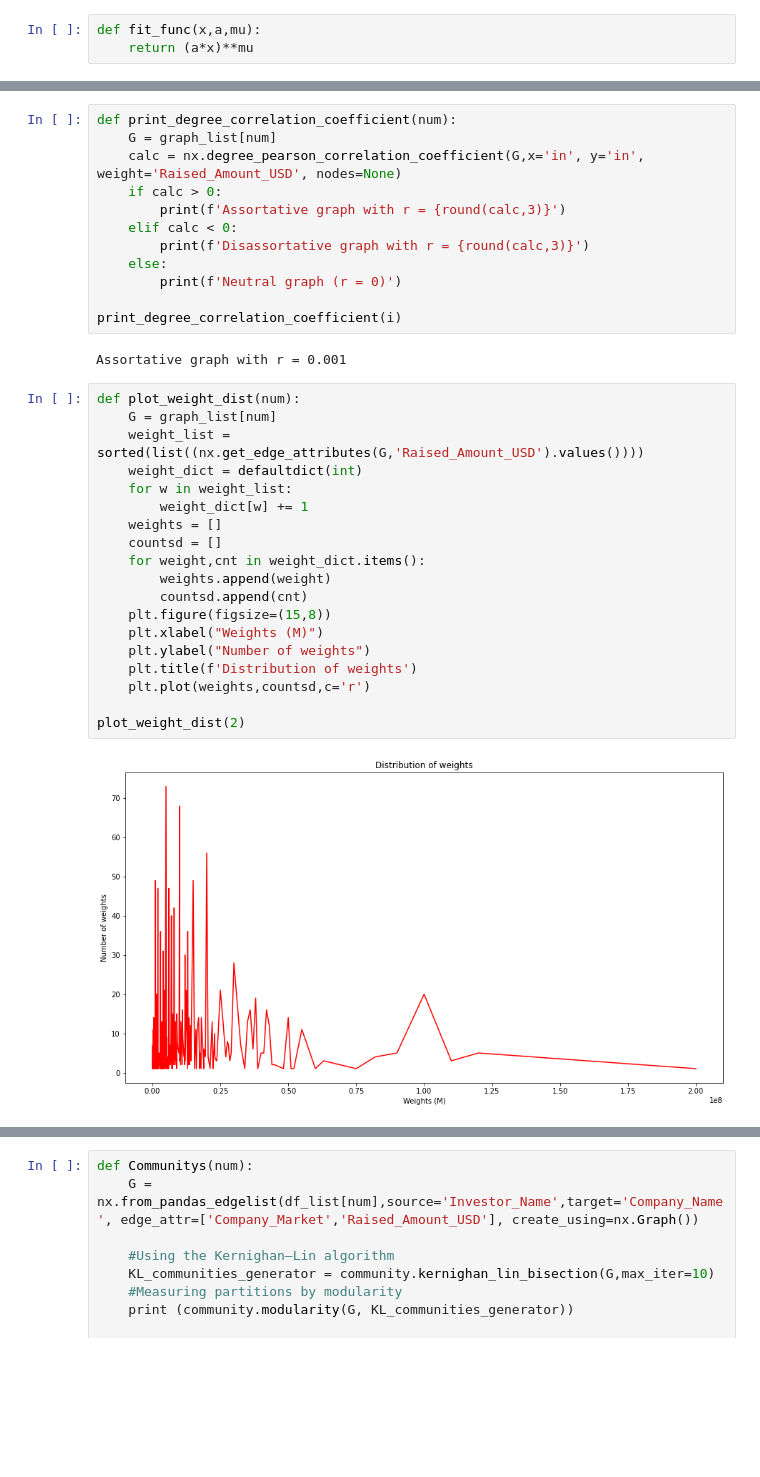
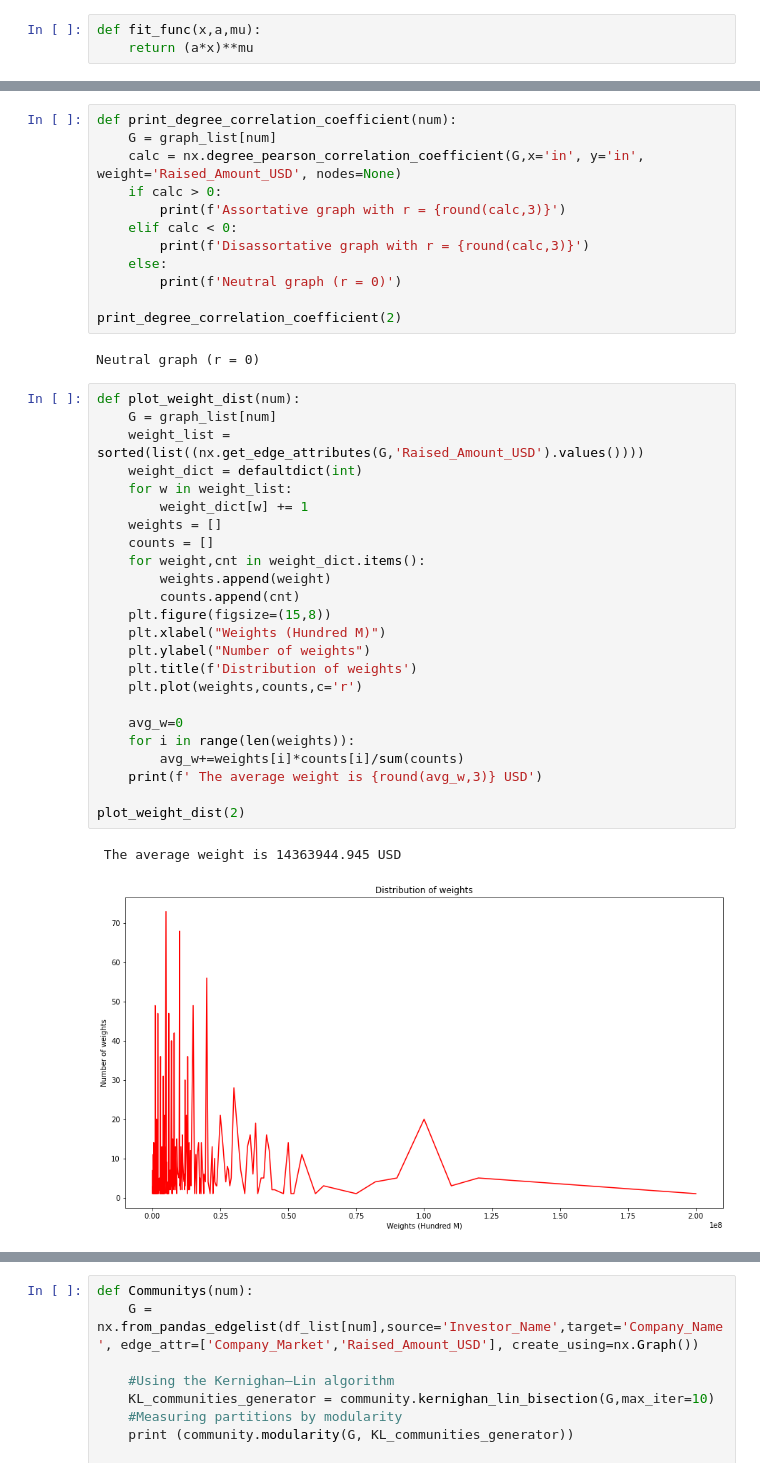
Before and after one commit to omeryefet/Complex_Networks, a Jupyter notebook: Project2022.ipynb, the cells around one changed output, grey strips where cells are left out. Drawn from its saved outputs; the diff is of its cells as text; blank space fills up the shorter version.

```diff
--- a/Project2022.ipynb
+++ b/Project2022.ipynb
@@ -544,27 +549,33 @@ def print_degree_correlation_coefficient(num):
     else:
         print(f'Neutral graph (r = 0)')
 
-print_degree_correlation_coefficient(i)
+print_degree_correlation_coefficient(2)
 # %% [output]
-Assortative graph with r = 0.001
+Neutral graph (r = 0)
 # %%
 def plot_weight_dist(num):
     G = graph_list[num]
     weight_list = sorted(list((nx.get_edge_attributes(G,'Raised_Amount_USD').values())))
     weight_dict = defaultdict(int)
     for w in weight_list:
         weight_dict[w] += 1
     weights = []
-    countsd = []
+    counts = []
     for weight,cnt in weight_dict.items():
         weights.append(weight)
-        countsd.append(cnt)
+        counts.append(cnt)
     plt.figure(figsize=(15,8))
-    plt.xlabel("Weights (M)")
+    plt.xlabel("Weights (Hundred M)")
     plt.ylabel("Number of weights")
     plt.title(f'Distribution of weights')
-    plt.plot(weights,countsd,c='r')
+    plt.plot(weights,counts,c='r')
+
+    avg_w=0
+    for i in range(len(weights)):
+        avg_w+=weights[i]*counts[i]/sum(counts)
+    print(f' The average weight is {round(avg_w,3)} USD')
 
 plot_weight_dist(2)
 # %% [output]
+ The average weight is 14363944.945 USD
-[figure, old version]
+[figure, new version]
```
Also changed, not shown: parts of 9 cells of this notebook.
